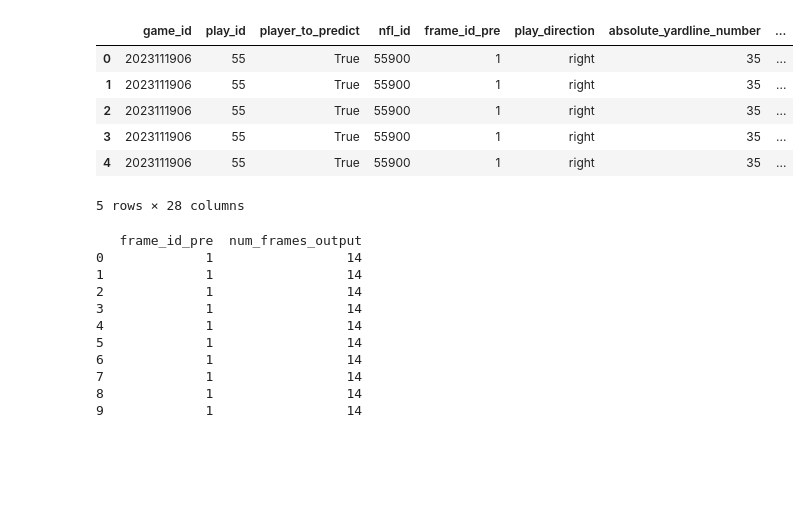
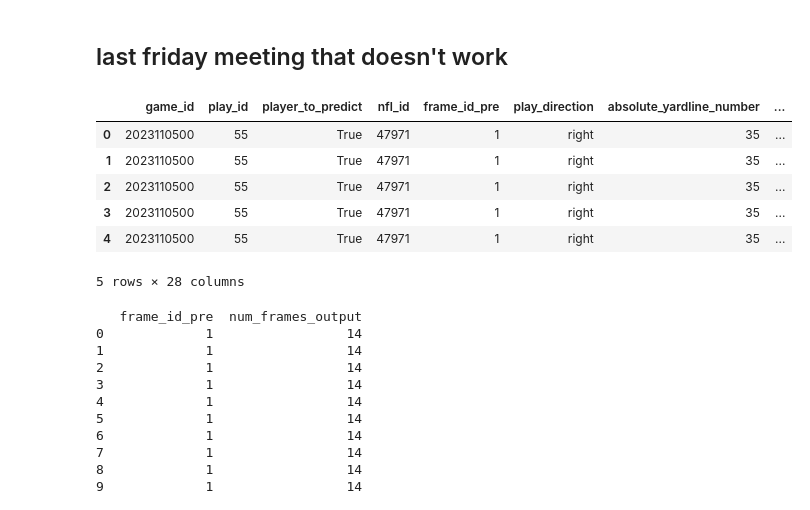
Before and after one commit to cottonjenn/nfl_bdb_neural_net, a Jupyter notebook: project.ipynb, the cells around one changed output. Cells and saved outputs as stored; diff of their text form; code cells hidden in the pictures; blank space fills up the shorter version.

```diff
--- a/project.ipynb
+++ b/project.ipynb
@@ -9,0 +10,9 @@ from tensorflow.keras.optimizers import Adam
+# %%
+pre_df = pd.read_csv(r"C:\Users\Jenna\OneDrive\Documents\NFL-Big-Data-Bowl-2026\data\train\input_2023_w09.csv")
+post_df = pd.read_csv(r"C:\Users\Jenna\OneDrive\Documents\NFL-Big-Data-Bowl-2026\data\train\output_2023_w09.csv")
+kohou_pre_filter = pre_df[
+    (pre_df['player_name'] == 'Kader Kohou') & (pre_df['play_id'] == 55)
+]
+
+# Use the .head() method to display the first few rows of the filtered DataFrame
+kohou_pre_filter.info()
@@ -10,6 +37,5 @@ from tensorflow.keras.optimizers import Adam
 # %%
-pre_df = pd.read_csv("/Users/maryellenfaulconer/Documents/NFL_Big_Data_Bowl/NFL-Big-Data-Bowl-2026/data/train/input_2023_w11.csv")
-post_df = pd.read_csv("/Users/maryellenfaulconer/Documents/NFL_Big_Data_Bowl/NFL-Big-Data-Bowl-2026/data/train/output_2023_w11.csv")
+# BIG PROBLEM
 
 df_combined = pre_df.merge(
     post_df,
@@ -18,9 +44,10 @@ df_combined = pre_df.merge(
 )
 
 ## start wth just one game to test
-df_combined = df_combined[df_combined['game_id'] == 2023111906]
+# df_combined = df_combined[df_combined['game_id'] == 2023110500]
+df_combined = df_combined[df_combined['play_id'] == 55]
+df_combined = df_combined[df_combined['player_name'] == 'Kader Kohou']
 
-
-df_combined.head()
+df_combined
 # %% [output]
 |  | game_id | play_id | player_to_predict | nfl_id | frame_id_pre | play_direction | absolute_yardline_number | ... |
@@ -33,30 +176,33 @@ df_combined.head()
+# %% [markdown]
+## last friday meeting that doesn't work
 # %%
 #  make new column in df that sums num_frames_output and frame_id_post
 
 agg_frames = (
     df_combined
     .groupby(["play_id", "nfl_id"], as_index=False)
     .agg(
         max_frame_id_pre=("frame_id_pre", "max")
     )
 )
 
 
 frames = df_combined.merge(
     agg_frames,
     on=["play_id", "nfl_id"]
 )
 
-frames["end_frame_id"] = frames["max_frame_id_pre"] + frames["frame_id_post"]
+frames = frames.rename(columns={"frame_id_post": "frame_id_post_start"})
+frames["frame_id_post"] = frames["max_frame_id_pre"] + frames["frame_id_post_start"]
 
 frames.head()
 # %% [output]
 |  | game_id | play_id | player_to_predict | nfl_id | frame_id_pre | play_direction | absolute_yardline_number | ... |
-| 0 | 2023111906 | 55 | True | 55900 | 1 | right | 35 | ... |
-| 1 | 2023111906 | 55 | True | 55900 | 1 | right | 35 | ... |
-| 2 | 2023111906 | 55 | True | 55900 | 1 | right | 35 | ... |
-| 3 | 2023111906 | 55 | True | 55900 | 1 | right | 35 | ... |
-| 4 | 2023111906 | 55 | True | 55900 | 1 | right | 35 | ... |
+| 0 | 2023110500 | 55 | True | 47971 | 1 | right | 35 | ... |
+| 1 | 2023110500 | 55 | True | 47971 | 1 | right | 35 | ... |
+| 2 | 2023110500 | 55 | True | 47971 | 1 | right | 35 | ... |
+| 3 | 2023110500 | 55 | True | 47971 | 1 | right | 35 | ... |
+| 4 | 2023110500 | 55 | True | 47971 | 1 | right | 35 | ... |
 5 rows × 28 columns
 # %%
 # show a few rows
```
Also changed, not shown: parts of 5 cells of this notebook, 5 other files.
